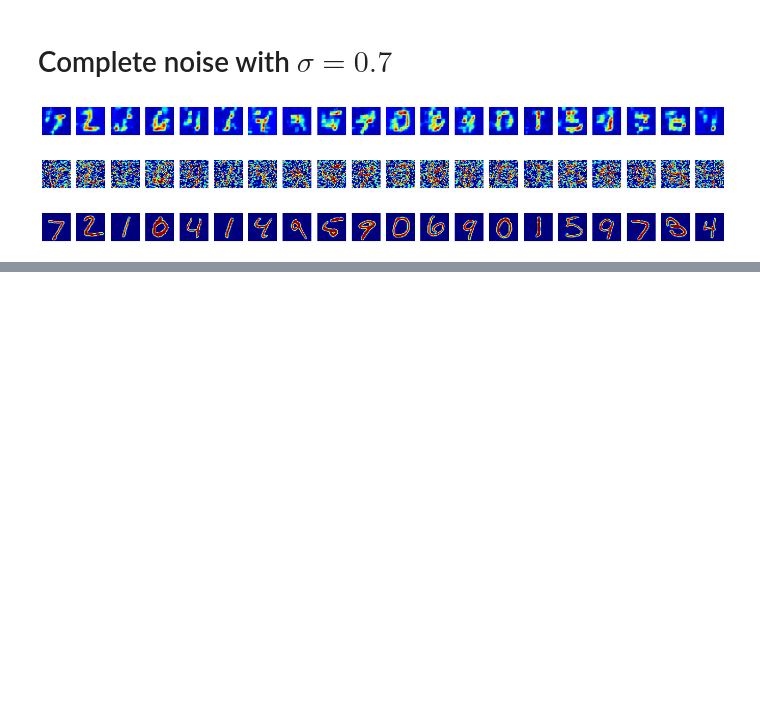
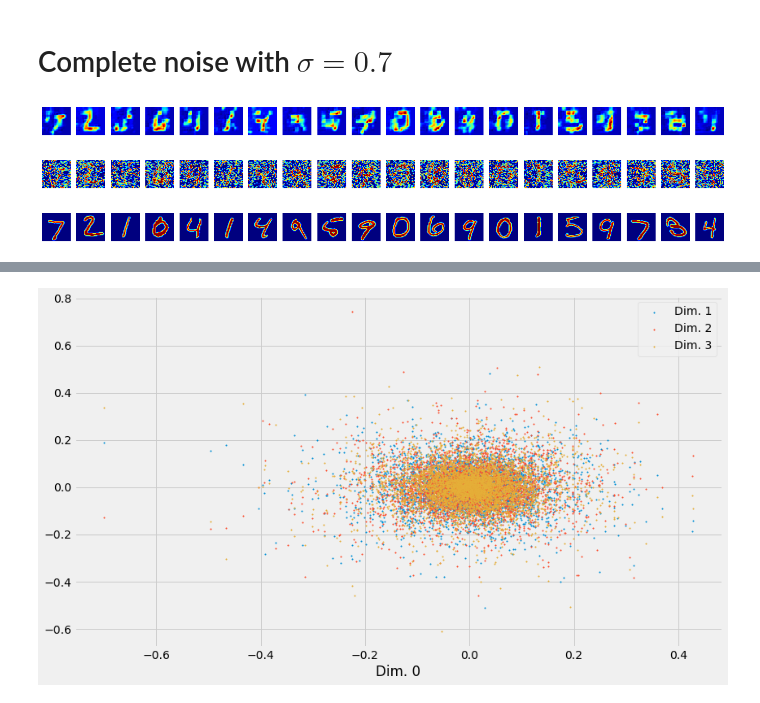
Before and after one commit to AHamamd150/Zewail-city, a Jupyter notebook: CNN_Autoencoders_for_image_denoising.ipynb, the cells around one changed output, grey strips where cells are left out. Cells and saved outputs as stored; diff of their text form; code cells hidden in the pictures; blank space fills up the shorter version.

```diff
--- a/CNN_Autoencoders_for_image_denoising.ipynb
+++ b/CNN_Autoencoders_for_image_denoising.ipynb
@@ -225,0 +327,11 @@ for q in range(20):
+# %%
+fig=plt.figure(figsize=(12,7))
+plt.scatter(np.array(x)[:,0,0],np.array(x)[:,0,1],s=2,label='Dim. 1');
+plt.scatter(np.array(x)[:,0,0],np.array(x)[:,0,2],s=2,label='Dim. 2');
+plt.scatter(np.array(x)[:,0,0],np.array(x)[:,0,3],s=2,label='Dim. 3');
+
+plt.xlabel('Dim. 0')
+plt.legend();
+plt.tight_layout();
+# %% [output]
+[figure, added]
```
Also changed, not shown: parts of 10 cells of this notebook.
